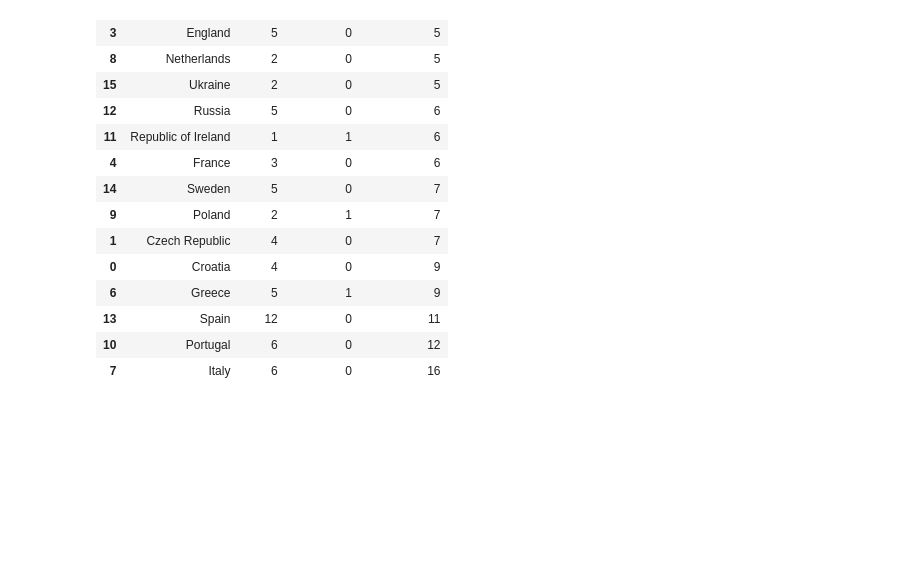
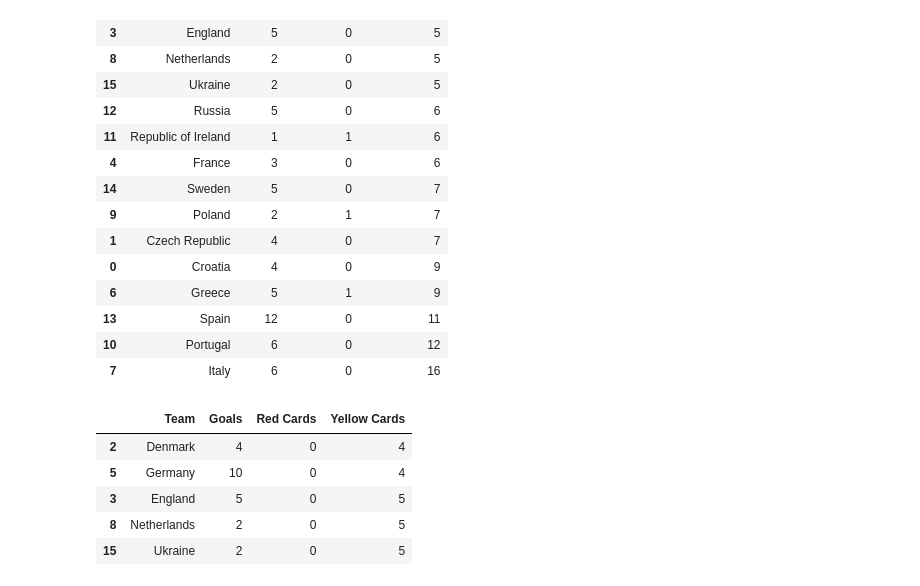
Before and after one commit to nevil2006/ml-libraries-and-frame-work, a Jupyter notebook: pandas/intro.ipynb, the cells around one changed output. Drawn from its saved outputs; the diff is of its cells as text; code cells hidden in the pictures; blank space fills up the shorter version.

```diff
--- a/pandas/intro.ipynb
+++ b/pandas/intro.ipynb
@@ -477,3 +477,12 @@ df.sort_values(by="Yellow Cards",ascending=True)
 | 13 | Spain | 12 | 0 | 11 |
 | 10 | Portugal | 6 | 0 | 12 |
 | 7 | Italy | 6 | 0 | 16 |
+# %%
+df.sort_values(by="Yellow Cards",ascending=True).head()
+# %% [output]
+|  | Team | Goals | Red Cards | Yellow Cards |
+| 2 | Denmark | 4 | 0 | 4 |
+| 5 | Germany | 10 | 0 | 4 |
+| 3 | England | 5 | 0 | 5 |
+| 8 | Netherlands | 2 | 0 | 5 |
+| 15 | Ukraine | 2 | 0 | 5 |
```
Also changed, not shown: parts of 4 cells of this notebook.
